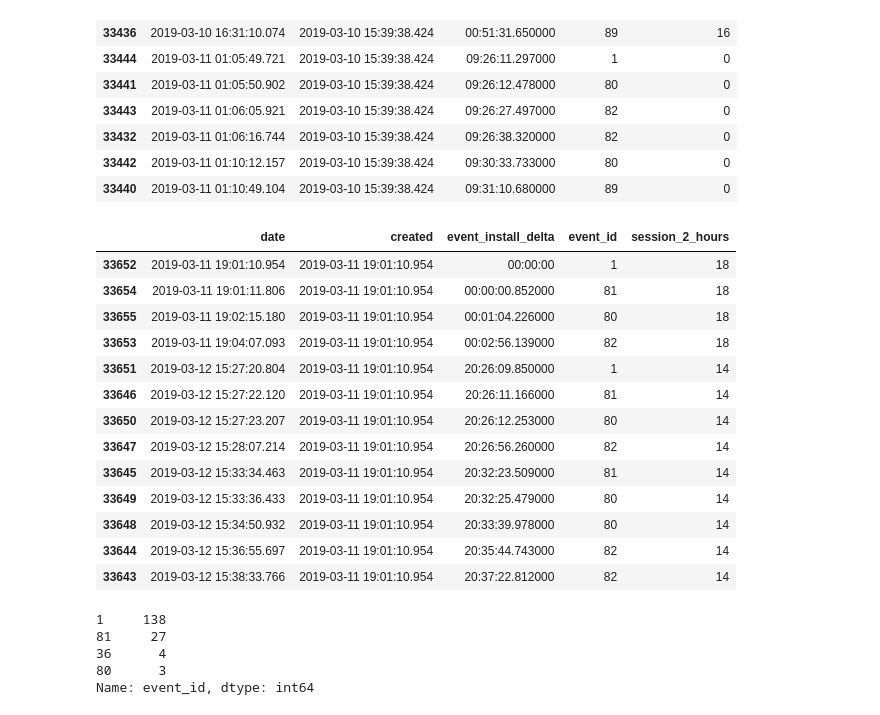
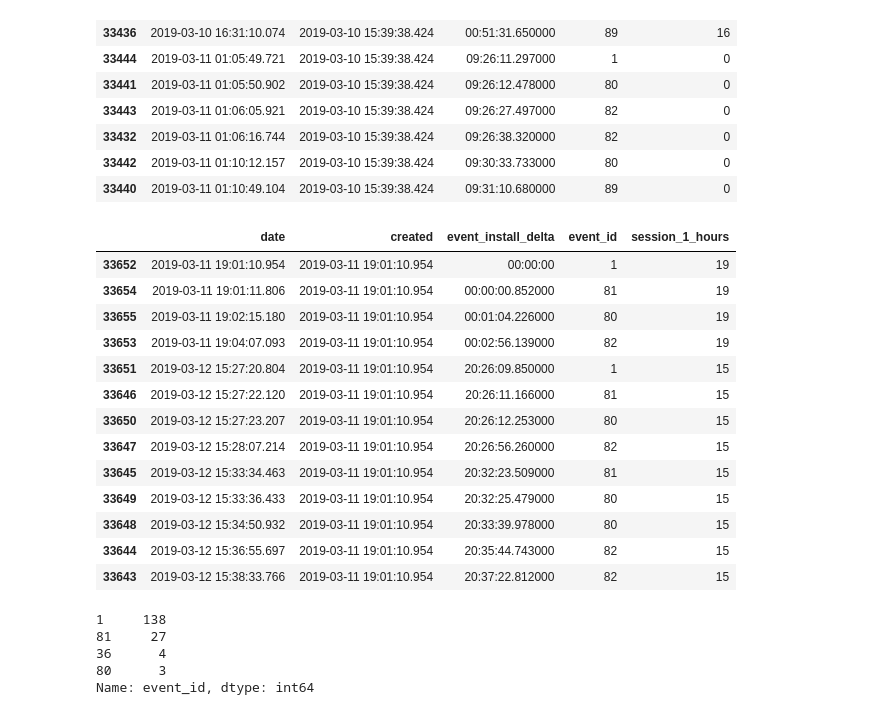
Before and after one commit to MartinRosasSommer/Datos2019, a Jupyter notebook: eventos comportamiento app usuario.ipynb, the cells around one changed output. Cells and saved outputs as stored; diff of their text form; code cells hidden in the pictures.

```diff
--- a/eventos comportamiento app usuario.ipynb
+++ b/eventos comportamiento app usuario.ipynb
@@ -418,6 +489,7 @@ app_7[app_7["ref_hash"] == 6569613425210752721][["date", "created", "event_insta
 # %%
 #si agrupamos por tiempo como si fueran SESIONES podemos ver que hubieron varias
 app_7["session_2_hours"] = pd.to_datetime(app_7["date"]).dt.floor('120T').dt.hour
+app_7["session_1_hours"] = pd.to_datetime(app_7["date"]).dt.floor('60T').dt.hour
 # %% [output]
 A value is trying to be set on a copy of a slice from a DataFrame.
 Try using .loc[row_indexer,col_indexer] = value instead
@@ -483,23 +561,23 @@ app_7[app_7["ref_hash"] == 6897152979808358868][["date", "created", "event_insta
 # %%
 
 #en este caso arranca directamente la primer sesion con 1-81-80
 #el primer event id coincide exactamente con el horario de instalacion
-app_7[app_7["ref_hash"] == 5121518301932488683][["date", "created", "event_install_delta", "event_id", "session_2_hours"]].sort_values(by="date")
+app_7[app_7["ref_hash"] == 5121518301932488683][["date", "created", "event_install_delta", "event_id", "session_1_hours"]].sort_values(by="date")
 # %% [output]
-|  | date | created | event_install_delta | event_id | session_2_hours |
-| 33652 | 2019-03-11 19:01:10.954 | 2019-03-11 19:01:10.954 | 00:00:00 | 1 | 18 |
-| 33654 | 2019-03-11 19:01:11.806 | 2019-03-11 19:01:10.954 | 00:00:00.852000 | 81 | 18 |
-| 33655 | 2019-03-11 19:02:15.180 | 2019-03-11 19:01:10.954 | 00:01:04.226000 | 80 | 18 |
-| 33653 | 2019-03-11 19:04:07.093 | 2019-03-11 19:01:10.954 | 00:02:56.139000 | 82 | 18 |
-| 33651 | 2019-03-12 15:27:20.804 | 2019-03-11 19:01:10.954 | 20:26:09.850000 | 1 | 14 |
-| 33646 | 2019-03-12 15:27:22.120 | 2019-03-11 19:01:10.954 | 20:26:11.166000 | 81 | 14 |
-| 33650 | 2019-03-12 15:27:23.207 | 2019-03-11 19:01:10.954 | 20:26:12.253000 | 80 | 14 |
-| 33647 | 2019-03-12 15:28:07.214 | 2019-03-11 19:01:10.954 | 20:26:56.260000 | 82 | 14 |
-| 33645 | 2019-03-12 15:33:34.463 | 2019-03-11 19:01:10.954 | 20:32:23.509000 | 81 | 14 |
-| 33649 | 2019-03-12 15:33:36.433 | 2019-03-11 19:01:10.954 | 20:32:25.479000 | 80 | 14 |
-| 33648 | 2019-03-12 15:34:50.932 | 2019-03-11 19:01:10.954 | 20:33:39.978000 | 80 | 14 |
-| 33644 | 2019-03-12 15:36:55.697 | 2019-03-11 19:01:10.954 | 20:35:44.743000 | 82 | 14 |
-| 33643 | 2019-03-12 15:38:33.766 | 2019-03-11 19:01:10.954 | 20:37:22.812000 | 82 | 14 |
+|  | date | created | event_install_delta | event_id | session_1_hours |
+| 33652 | 2019-03-11 19:01:10.954 | 2019-03-11 19:01:10.954 | 00:00:00 | 1 | 19 |
+| 33654 | 2019-03-11 19:01:11.806 | 2019-03-11 19:01:10.954 | 00:00:00.852000 | 81 | 19 |
+| 33655 | 2019-03-11 19:02:15.180 | 2019-03-11 19:01:10.954 | 00:01:04.226000 | 80 | 19 |
+| 33653 | 2019-03-11 19:04:07.093 | 2019-03-11 19:01:10.954 | 00:02:56.139000 | 82 | 19 |
+| 33651 | 2019-03-12 15:27:20.804 | 2019-03-11 19:01:10.954 | 20:26:09.850000 | 1 | 15 |
+| 33646 | 2019-03-12 15:27:22.120 | 2019-03-11 19:01:10.954 | 20:26:11.166000 | 81 | 15 |
+| 33650 | 2019-03-12 15:27:23.207 | 2019-03-11 19:01:10.954 | 20:26:12.253000 | 80 | 15 |
+| 33647 | 2019-03-12 15:28:07.214 | 2019-03-11 19:01:10.954 | 20:26:56.260000 | 82 | 15 |
+| 33645 | 2019-03-12 15:33:34.463 | 2019-03-11 19:01:10.954 | 20:32:23.509000 | 81 | 15 |
+| 33649 | 2019-03-12 15:33:36.433 | 2019-03-11 19:01:10.954 | 20:32:25.479000 | 80 | 15 |
+| 33648 | 2019-03-12 15:34:50.932 | 2019-03-11 19:01:10.954 | 20:33:39.978000 | 80 | 15 |
+| 33644 | 2019-03-12 15:36:55.697 | 2019-03-11 19:01:10.954 | 20:35:44.743000 | 82 | 15 |
+| 33643 | 2019-03-12 15:38:33.766 | 2019-03-11 19:01:10.954 | 20:37:22.812000 | 82 | 15 |
 # %%
 #miremos todos los casos que pase lo mismo
 # %%
```
Also changed, not shown: parts of 27 cells of this notebook.
